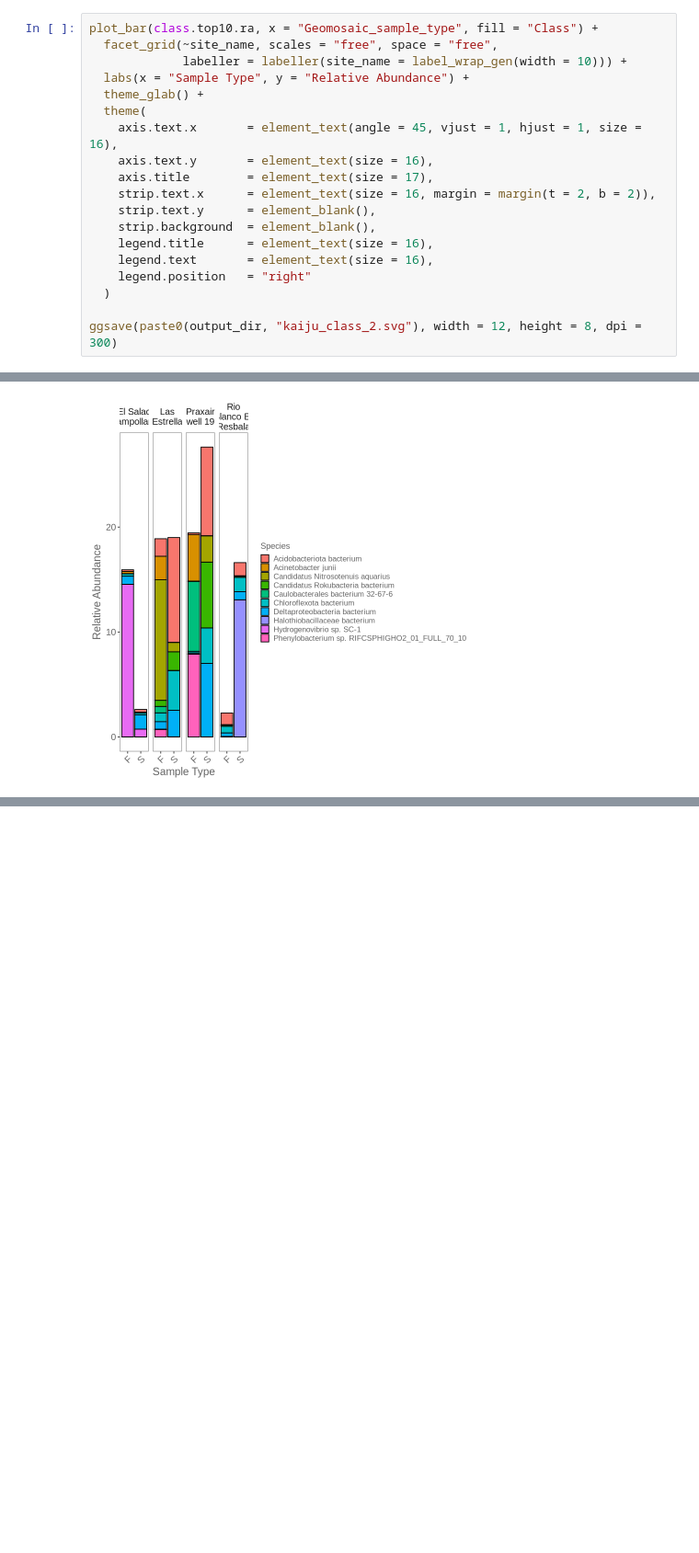
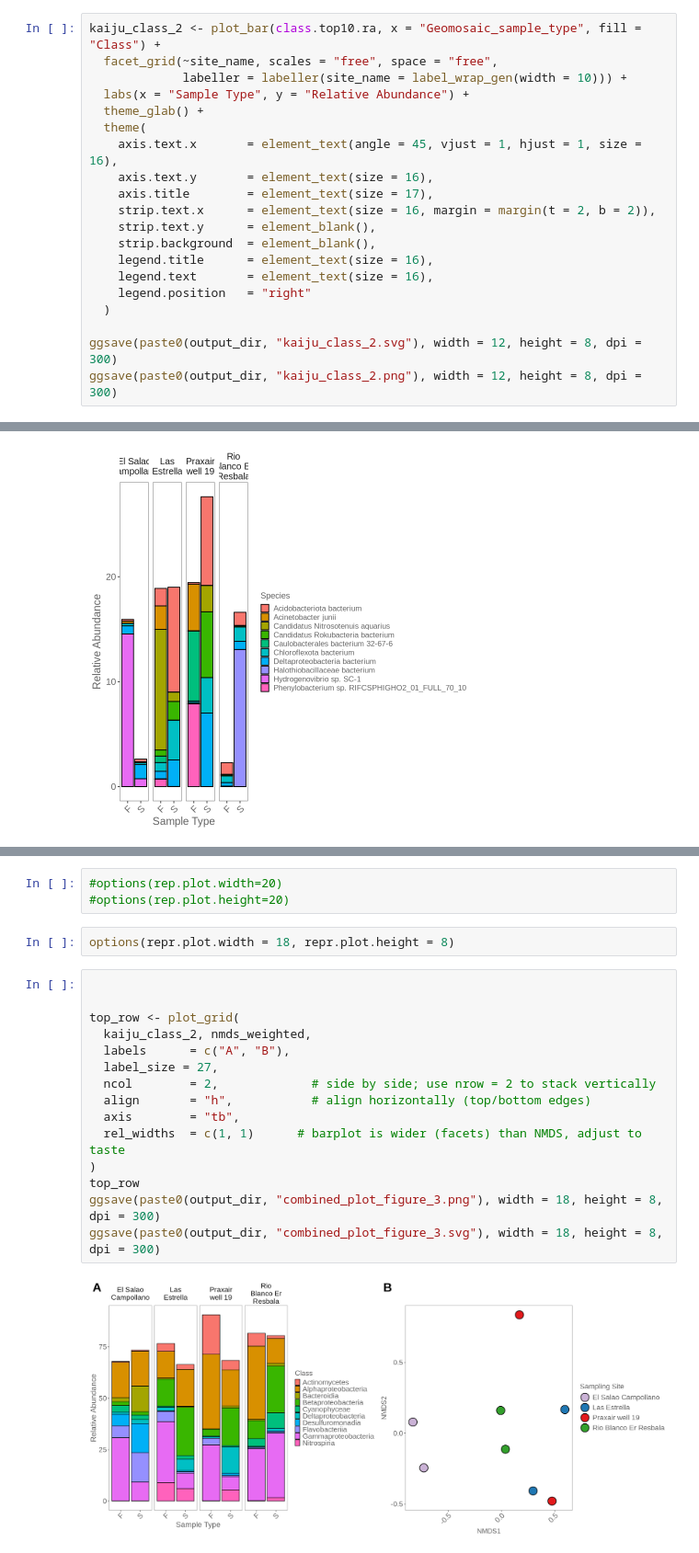
Before and after one commit to giovannellilab/geomosaic_cookbook, a Jupyter notebook: notebooks/geomosaic_kaiju.ipynb, the cells around one changed output, grey strips where cells are left out. Shown at 92% size. Drawn from its saved outputs; the diff is of its cells as text; blank space fills up the shorter version.

```diff
--- a/notebooks/geomosaic_kaiju.ipynb
+++ b/notebooks/geomosaic_kaiju.ipynb
@@ -181,7 +209,7 @@ ggsave(paste0(output_dir, "kaiju_class.svg"), width = 12, height = 8, dpi = 300)
 # %% [output]
 [figure]
 # %%
-plot_bar(class.top10.ra, x = "Geomosaic_sample_type", fill = "Class") +
+kaiju_class_2 <- plot_bar(class.top10.ra, x = "Geomosaic_sample_type", fill = "Class") +
   facet_grid(~site_name, scales = "free", space = "free",
              labeller = labeller(site_name = label_wrap_gen(width = 10))) +
   labs(x = "Sample Type", y = "Relative Abundance") +
@@ -199,3 +227,4 @@ plot_bar(class.top10.ra, x = "Geomosaic_sample_type", fill = "Class") +
   )
 
 ggsave(paste0(output_dir, "kaiju_class_2.svg"), width = 12, height = 8, dpi = 300)
+ggsave(paste0(output_dir, "kaiju_class_2.png"), width = 12, height = 8, dpi = 300)
@@ -470,0 +507,22 @@ ggsave(paste0(output_dir, "nmds_unweighted.svg"), width = 8, height = 12, dpi =
+# %%
+#options(rep.plot.width=20)
+#options(rep.plot.height=20)
+# %%
+options(repr.plot.width = 18, repr.plot.height = 8)
+# %%
+
+
+top_row <- plot_grid(
+  kaiju_class_2, nmds_weighted,
+  labels      = c("A", "B"),
+  label_size = 27,
+  ncol        = 2,             # side by side; use nrow = 2 to stack vertically
+  align       = "h",           # align horizontally (top/bottom edges)
+  axis        = "tb",
+  rel_widths  = c(1, 1)      # barplot is wider (facets) than NMDS, adjust to taste
+)
+top_row
+ggsave(paste0(output_dir, "combined_plot_figure_3.png"), width = 18, height = 8, dpi = 300)
+ggsave(paste0(output_dir, "combined_plot_figure_3.svg"), width = 18, height = 8, dpi = 300)
+# %% [output]
+[figure, added]
```
Also changed, not shown: parts of 28 cells of this notebook, 10 other files.
